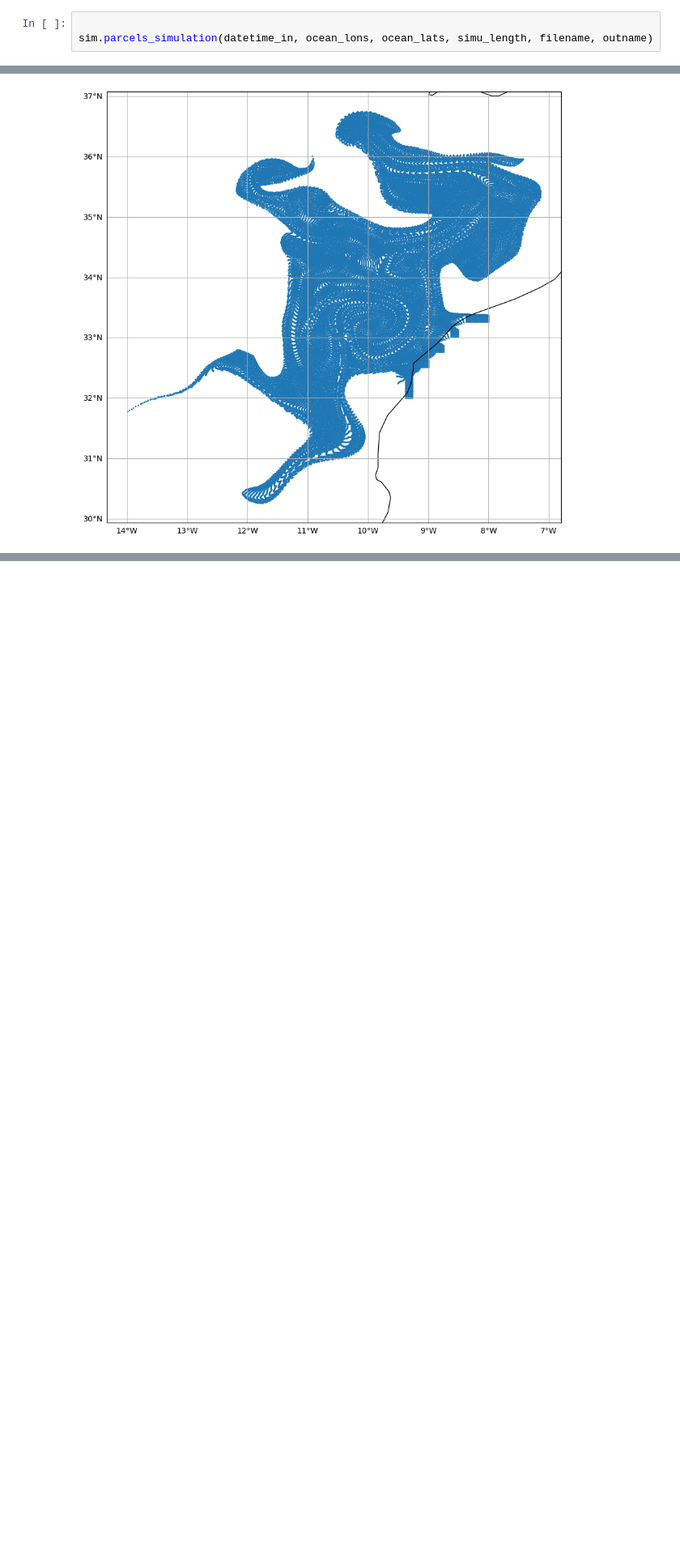
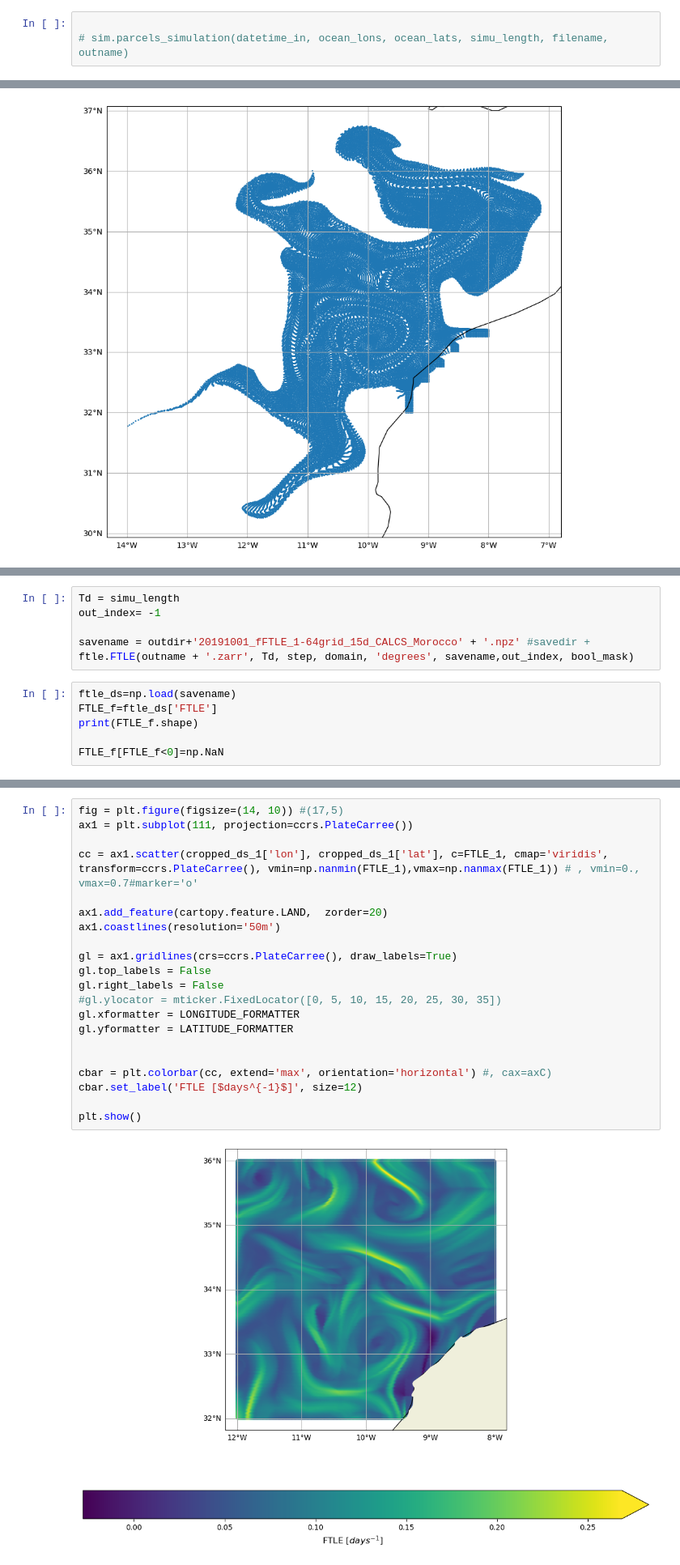
Before and after one commit to LauraGomezNavarro/OceanParcels_Lyapunov, a Jupyter notebook: examples/Morocco_simus_tests_20191001_fFTLE_1-64grid_15d.ipynb, the cells around one changed output, grey strips where cells are left out. Shown at 81% size. Saved outputs shown, nothing was run; the diff lists cells and outputs as text; blank space fills up the shorter version.

Commit message:
ftle computed using the code/ftle functions. full comments still missing

```diff
--- a/examples/Morocco_simus_tests_20191001_fFTLE_1-64grid_15d.ipynb
+++ b/examples/Morocco_simus_tests_20191001_fFTLE_1-64grid_15d.ipynb
@@ -161,4 +162,4 @@ gl.yformatter = LATITUDE_FORMATTER
 [figure]
 # %%
 
-sim.parcels_simulation(datetime_in, ocean_lons, ocean_lats, simu_length, filename, outname)
+# sim.parcels_simulation(datetime_in, ocean_lons, ocean_lats, simu_length, filename, outname)
@@ -284,0 +288,12 @@ gl.yformatter = LATITUDE_FORMATTER
+# %%
+Td = simu_length
+out_index= -1
+
+savename = outdir+'20191001_fFTLE_1-64grid_15d_CALCS_Morocco' + '.npz' #savedir +
+ftle.FTLE(outname + '.zarr', Td, step, domain, 'degrees', savename,out_index, bool_mask)
+# %%
+ftle_ds=np.load(savename)
+FTLE_f=ftle_ds['FTLE']
+print(FTLE_f.shape)
+
+FTLE_f[FTLE_f<0]=np.NaN
@@ -284,0 +338,23 @@ gl.yformatter = LATITUDE_FORMATTER
+# %%
+fig = plt.figure(figsize=(14, 10)) #(17,5)
+ax1 = plt.subplot(111, projection=ccrs.PlateCarree())
+
+cc = ax1.scatter(cropped_ds_1['lon'], cropped_ds_1['lat'], c=FTLE_1, cmap='viridis', transform=ccrs.PlateCarree(), vmin=np.nanmin(FTLE_1),vmax=np.nanmax(FTLE_1)) # , vmin=0., vmax=0.7#marker='o'
+
+ax1.add_feature(cartopy.feature.LAND,  zorder=20)
+ax1.coastlines(resolution='50m')
+
+gl = ax1.gridlines(crs=ccrs.PlateCarree(), draw_labels=True)
+gl.top_labels = False
+gl.right_labels = False
+#gl.ylocator = mticker.FixedLocator([0, 5, 10, 15, 20, 25, 30, 35])
+gl.xformatter = LONGITUDE_FORMATTER
+gl.yformatter = LATITUDE_FORMATTER
+
+
+cbar = plt.colorbar(cc, extend='max', orientation='horizontal') #, cax=axC)
+cbar.set_label('FTLE [$days^{-1}$]', size=12)
+
+plt.show()
+# %% [output]
+[figure, added]
```
Also changed, not shown: parts of 7 cells of this notebook, 1 other file.
